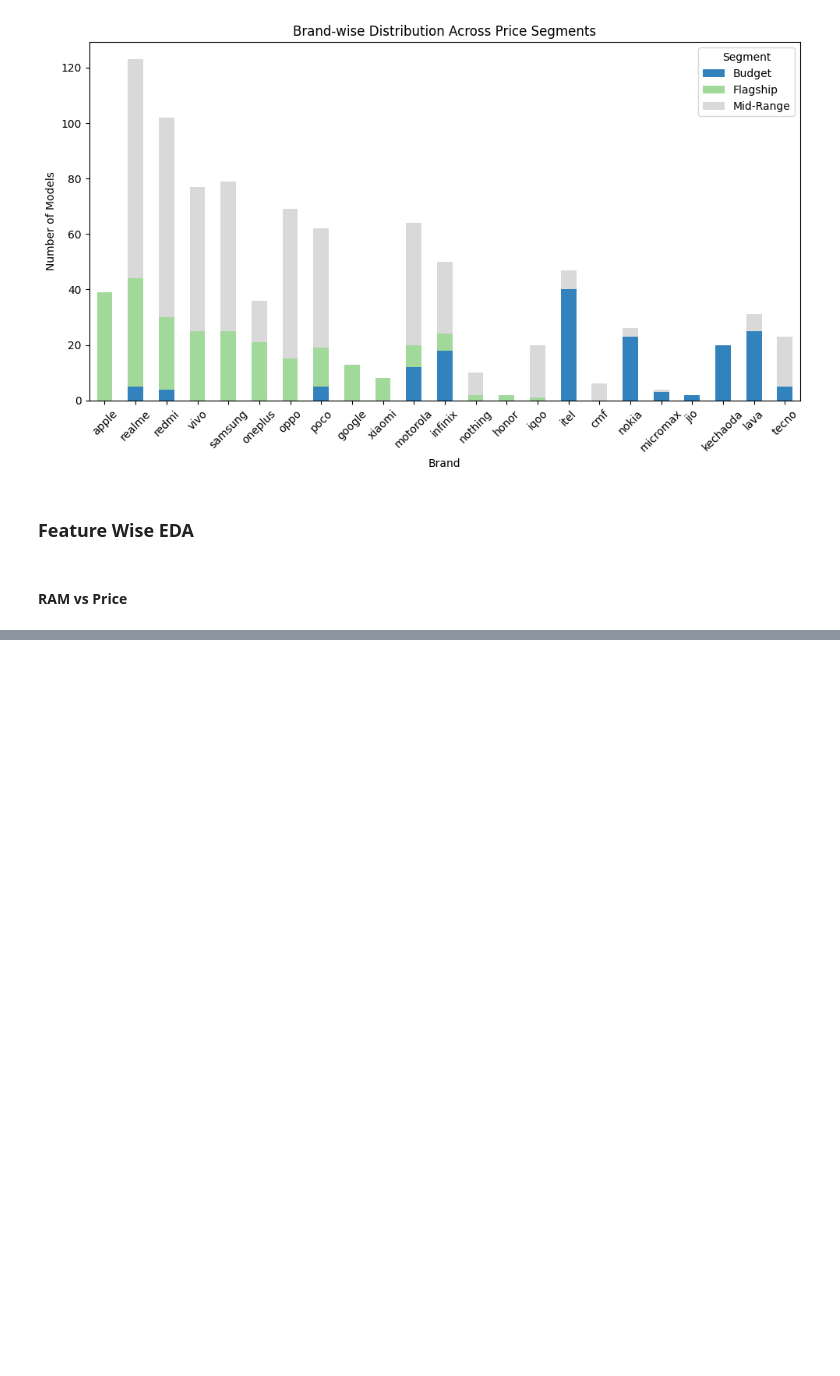
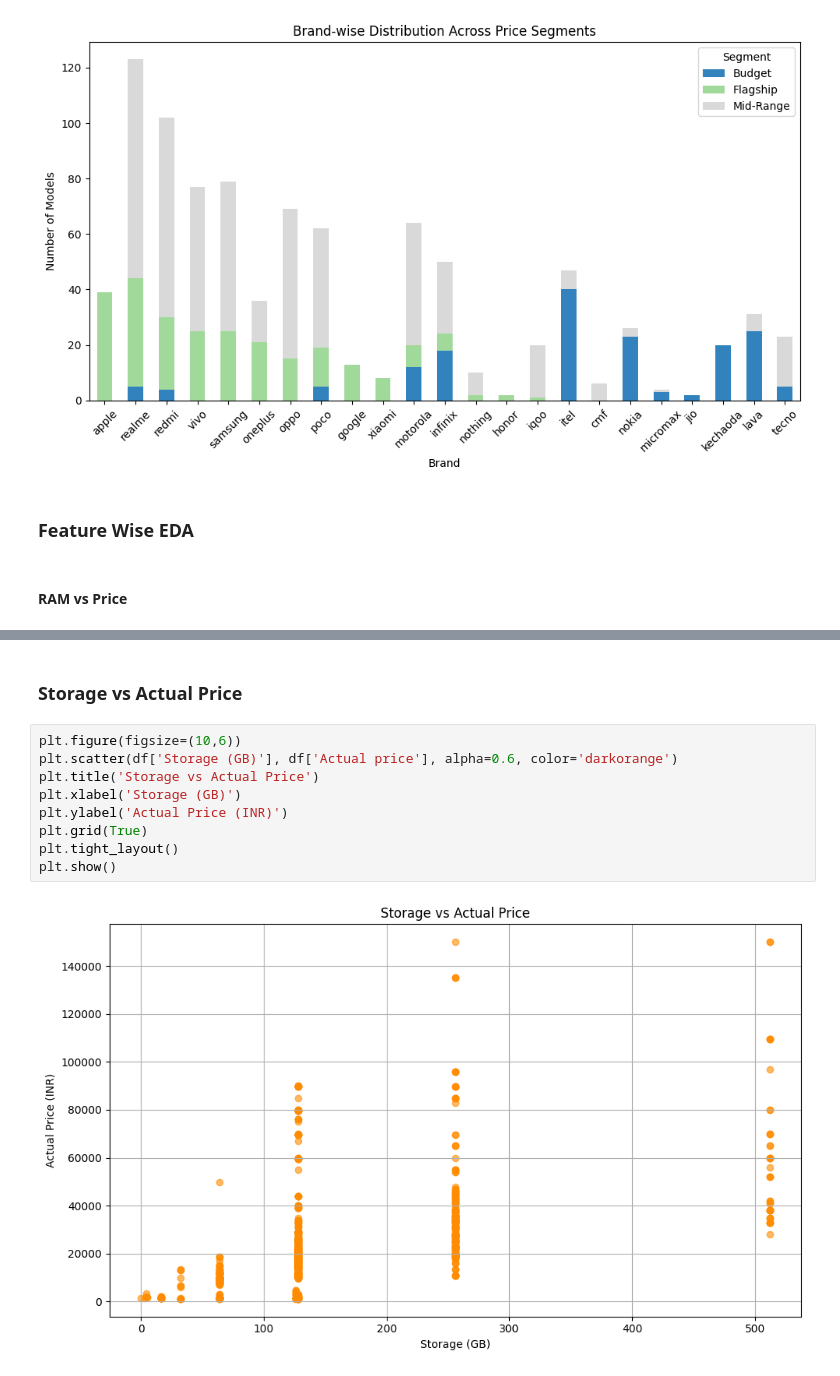
Before and after one commit to amansinghrp/Mobile-Model-Analysis, a Jupyter notebook: 2_analysis.ipynb, the cells around one changed output, grey strips where cells are left out. Drawn from its saved outputs; the diff is of its cells as text; blank space fills up the shorter version.

```diff
--- a/2_analysis.ipynb
+++ b/2_analysis.ipynb
@@ -142,0 +149,13 @@ print(df['RAM (GB)'].sort_values(ascending=False).unique())
+# %% [markdown]
+### Storage vs Actual Price
+# %%
+plt.figure(figsize=(10,6))
+plt.scatter(df['Storage (GB)'], df['Actual price'], alpha=0.6, color='darkorange')
+plt.title('Storage vs Actual Price')
+plt.xlabel('Storage (GB)')
+plt.ylabel('Actual Price (INR)')
+plt.grid(True)
+plt.tight_layout()
+plt.show()
+# %% [output]
+[figure, added]
```
Also changed, not shown: parts of 8 cells of this notebook, 1 other file.
